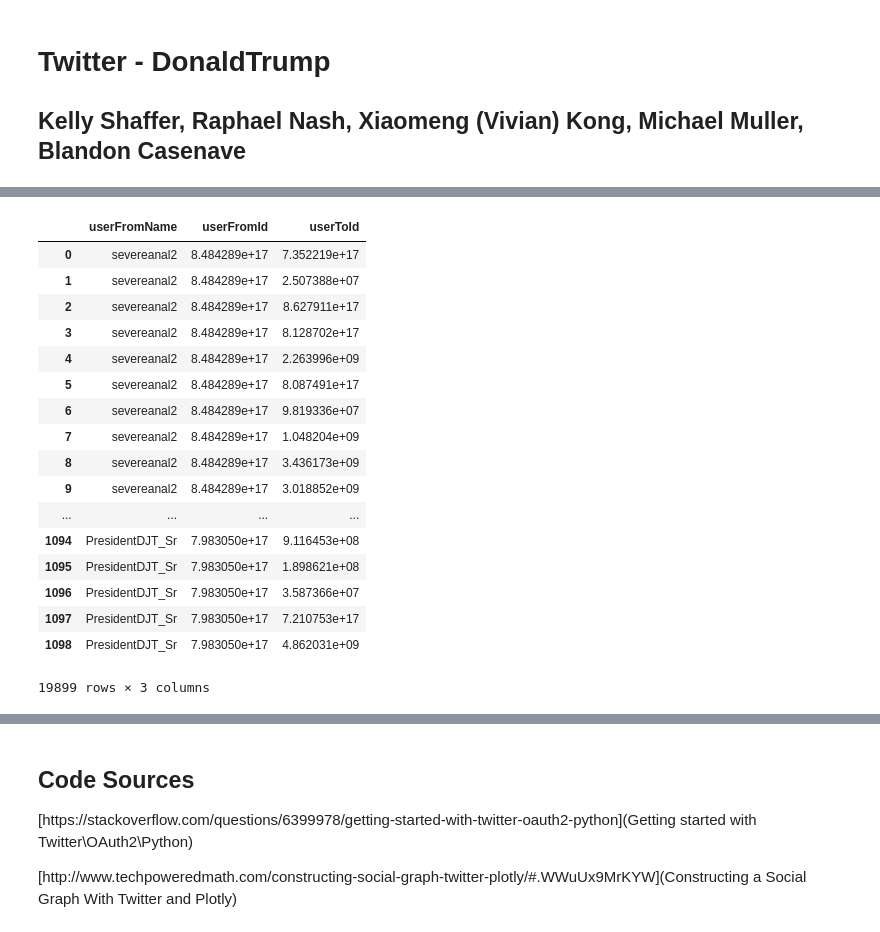
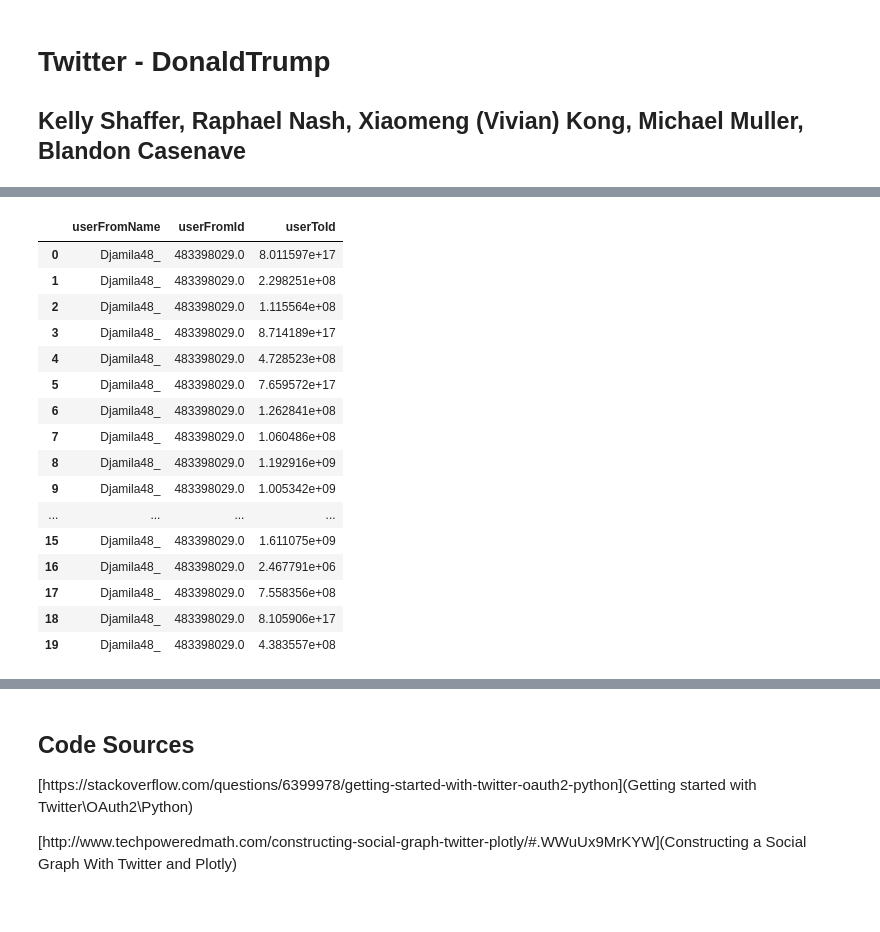
Before and after one commit to RaphaelNash/Data620_Team3, a Jupyter notebook: final_Project/twitter_thedonald.ipynb, the cells around one changed output, grey strips where cells are left out. Drawn from its saved outputs; the diff is of its cells as text; code cells hidden in the pictures.

```diff
--- a/final_Project/twitter_thedonald.ipynb
+++ b/final_Project/twitter_thedonald.ipynb
@@ -125,25 +127,24 @@ Twitter call 4.1% complete.Rate limit reached. Sleeping for: 816
 KeyboardInterrupt:
 # %%
-dfUsers
+dfUsers[:20]
 # %% [output]
 |  | userFromName | userFromId | userToId |
-| 0 | severeanal2 | 8.484289e+17 | 7.352219e+17 |
-| 1 | severeanal2 | 8.484289e+17 | 2.507388e+07 |
-| 2 | severeanal2 | 8.484289e+17 | 8.627911e+17 |
-| 3 | severeanal2 | 8.484289e+17 | 8.128702e+17 |
-| 4 | severeanal2 | 8.484289e+17 | 2.263996e+09 |
-| 5 | severeanal2 | 8.484289e+17 | 8.087491e+17 |
-| 6 | severeanal2 | 8.484289e+17 | 9.819336e+07 |
-| 7 | severeanal2 | 8.484289e+17 | 1.048204e+09 |
-| 8 | severeanal2 | 8.484289e+17 | 3.436173e+09 |
-| 9 | severeanal2 | 8.484289e+17 | 3.018852e+09 |
+| 0 | Djamila48_ | 483398029.0 | 8.011597e+17 |
+| 1 | Djamila48_ | 483398029.0 | 2.298251e+08 |
+| 2 | Djamila48_ | 483398029.0 | 1.115564e+08 |
+| 3 | Djamila48_ | 483398029.0 | 8.714189e+17 |
+| 4 | Djamila48_ | 483398029.0 | 4.728523e+08 |
+| 5 | Djamila48_ | 483398029.0 | 7.659572e+17 |
+| 6 | Djamila48_ | 483398029.0 | 1.262841e+08 |
+| 7 | Djamila48_ | 483398029.0 | 1.060486e+08 |
+| 8 | Djamila48_ | 483398029.0 | 1.192916e+09 |
+| 9 | Djamila48_ | 483398029.0 | 1.005342e+09 |
 | ... | ... | ... | ... |
-| 1094 | PresidentDJT_Sr | 7.983050e+17 | 9.116453e+08 |
-| 1095 | PresidentDJT_Sr | 7.983050e+17 | 1.898621e+08 |
-| 1096 | PresidentDJT_Sr | 7.983050e+17 | 3.587366e+07 |
-| 1097 | PresidentDJT_Sr | 7.983050e+17 | 7.210753e+17 |
-| 1098 | PresidentDJT_Sr | 7.983050e+17 | 4.862031e+09 |
+| 15 | Djamila48_ | 483398029.0 | 1.611075e+09 |
+| 16 | Djamila48_ | 483398029.0 | 2.467791e+06 |
+| 17 | Djamila48_ | 483398029.0 | 7.558356e+08 |
+| 18 | Djamila48_ | 483398029.0 | 8.105906e+17 |
+| 19 | Djamila48_ | 483398029.0 | 4.383557e+08 |
-19899 rows × 3 columns
 # %%
 # Again, to limit the number of calls to Twitter API, just do lookups on followers that connect to those in our user group.
 # We are not interested in "friends" that are not part of this community.
```
Also changed, not shown: parts of 8 cells of this notebook.
